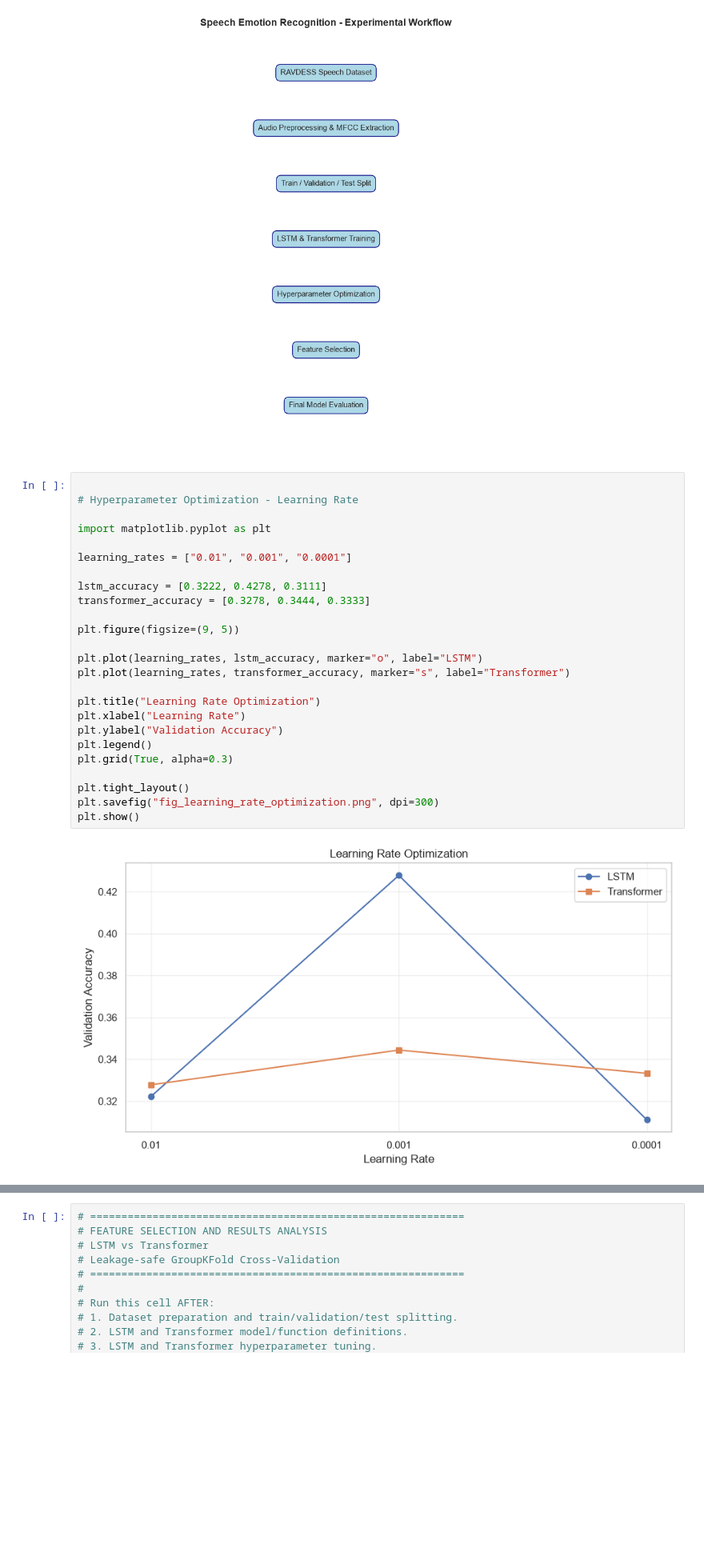
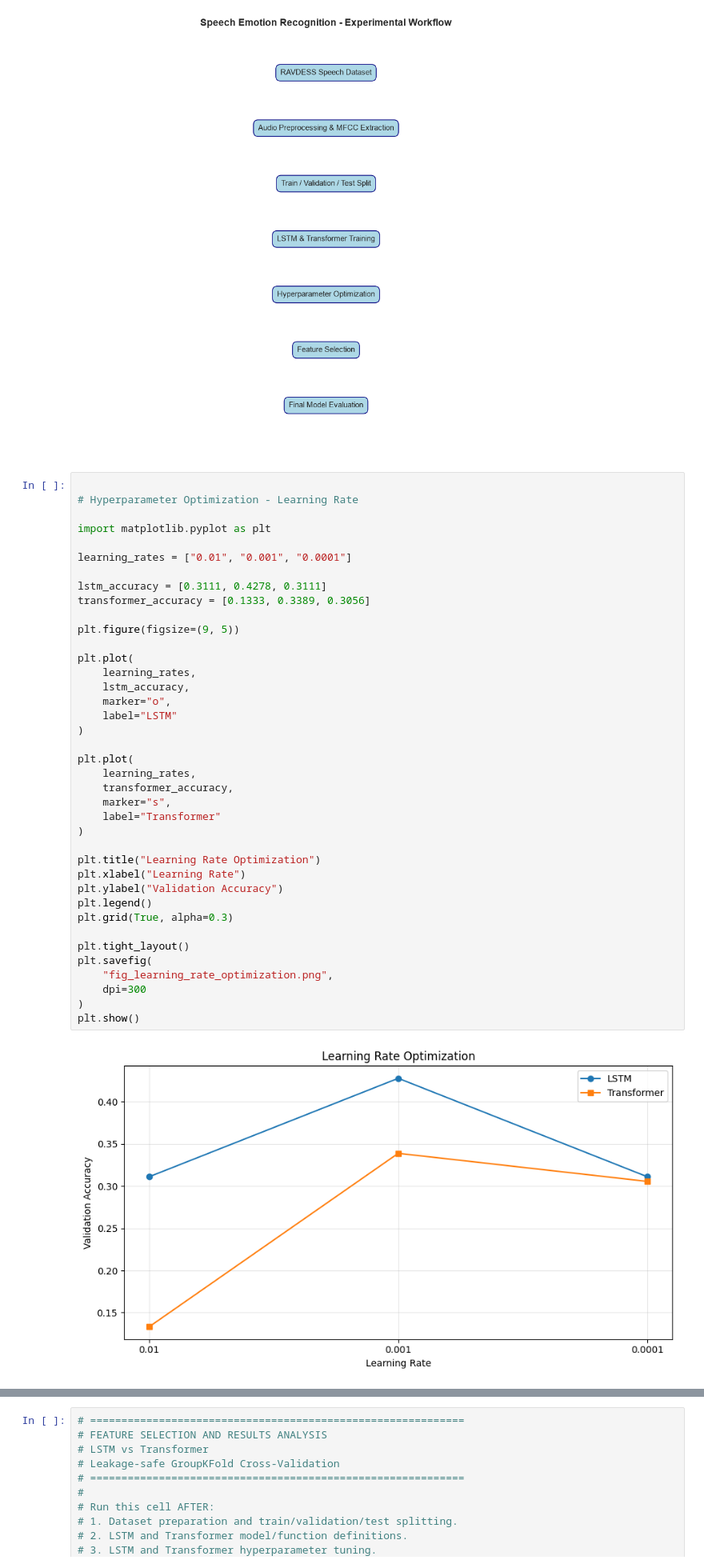
Before and after one commit to lamiaans/FEEL_Group2, a Jupyter notebook: FEEL_CodeFile.ipynb, the cells around one changed output, grey strips where cells are left out. Shown at 80% size. Cells and saved outputs as stored; diff of their text form; blank space fills up the shorter version.

```diff
--- a/FEEL_CodeFile.ipynb
+++ b/FEEL_CodeFile.ipynb
@@ -1617,30 +1617,44 @@ plt.show()
 # %%
 
 # Hyperparameter Optimization - Learning Rate
 
 import matplotlib.pyplot as plt
 
 learning_rates = ["0.01", "0.001", "0.0001"]
 
-lstm_accuracy = [0.3222, 0.4278, 0.3111]
-transformer_accuracy = [0.3278, 0.3444, 0.3333]
+lstm_accuracy = [0.3111, 0.4278, 0.3111]
+transformer_accuracy = [0.1333, 0.3389, 0.3056]
 
 plt.figure(figsize=(9, 5))
 
-plt.plot(learning_rates, lstm_accuracy, marker="o", label="LSTM")
-plt.plot(learning_rates, transformer_accuracy, marker="s", label="Transformer")
+plt.plot(
+    learning_rates,
+    lstm_accuracy,
+    marker="o",
+    label="LSTM"
+)
+
+plt.plot(
+    learning_rates,
+    transformer_accuracy,
+    marker="s",
+    label="Transformer"
+)
 
 plt.title("Learning Rate Optimization")
 plt.xlabel("Learning Rate")
 plt.ylabel("Validation Accuracy")
 plt.legend()
 plt.grid(True, alpha=0.3)
 
 plt.tight_layout()
-plt.savefig("fig_learning_rate_optimization.png", dpi=300)
+plt.savefig(
+    "fig_learning_rate_optimization.png",
+    dpi=300
+)
 plt.show()
 # %% [output]
-[figure, old version]
+[figure, new version]
 # %%
 
 # Hyperparameter Optimization - Batch Size
```
Also changed, not shown: parts of 2 cells of this notebook.
